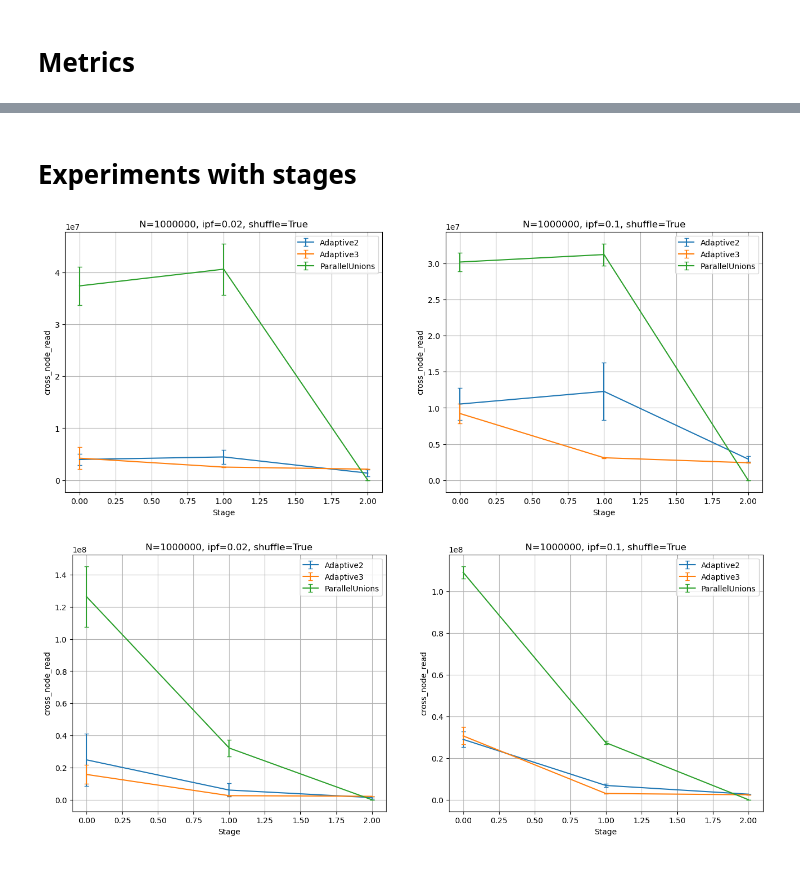
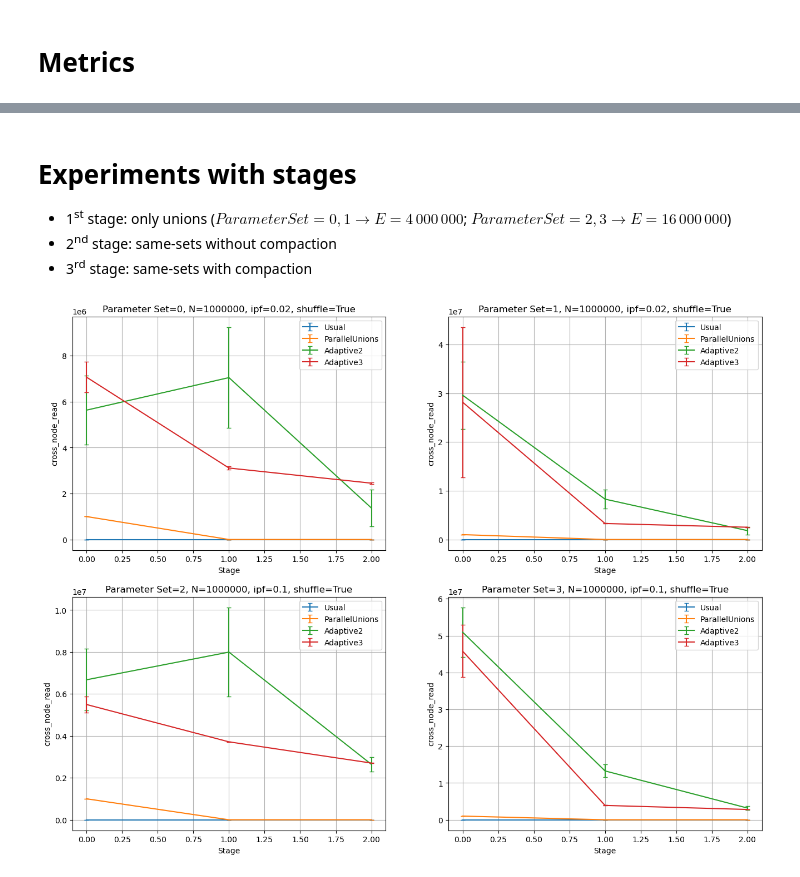
Before and after one commit to raid-7/NUMA-aware-DSU, a Jupyter notebook: postprocess/DSUs.ipynb, the cells around one changed output, grey strips where cells are left out. Cells and saved outputs as stored; diff of their text form; code cells hidden in the pictures.

```diff
--- a/postprocess/DSUs.ipynb
+++ b/postprocess/DSUs.ipynb
@@ -267,12 +329,11 @@ plt.suptitle("False SameSets fraction", fontsize='x-large');
 # %% [markdown]
 # Experiments with stages
+
+- 1<sup>st</sup> stage: only unions ($Parameter Set=0,1 \rightarrow E=4\,000\,000$; $Parameter Set=2,3 \rightarrow E=16\,000\,000$)
+- 2<sup>nd</sup> stage: same-sets without compaction
+- 3<sup>rd</sup> stage: same-sets with compaction
 # %%
-data = pd.read_csv("measurements/out-staged-4M.csv")
+data = pd.read_csv("measurements/cohists-out-staged.csv")
 plot_met(data, "cross_node_read", "Stage", "DSU", cut_field(["E", "ssf"], strip_subtype(halfing_dsus)), nc=2)
 # %% [output]
-[figure, old version]
+[figure, new version]
-# %%
-data = pd.read_csv("measurements/out-staged-16M.csv")
-plot_met(data, "cross_node_read", "Stage", "DSU", cut_field(["E", "ssf"], strip_subtype(halfing_dsus)), nc=2)
-# %% [output]
-[figure, removed]
```
Also changed, not shown: parts of 19 cells of this notebook, 8 other files.
